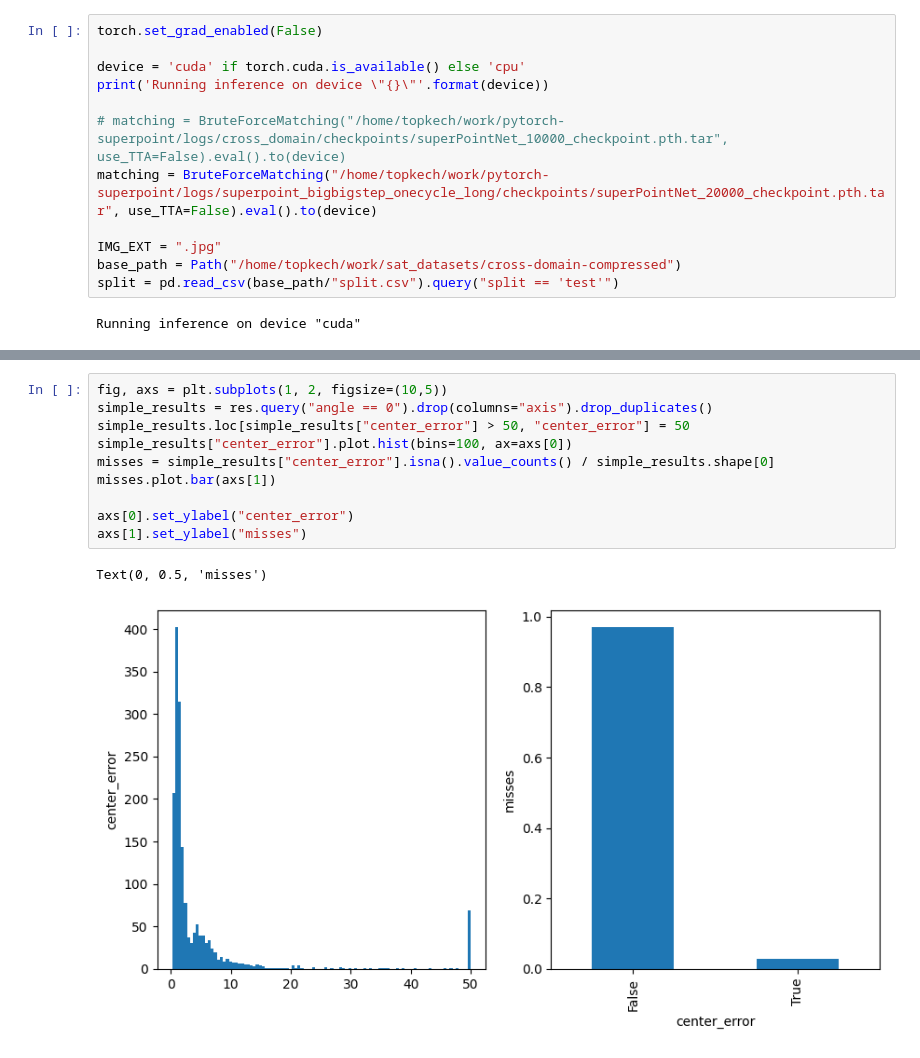
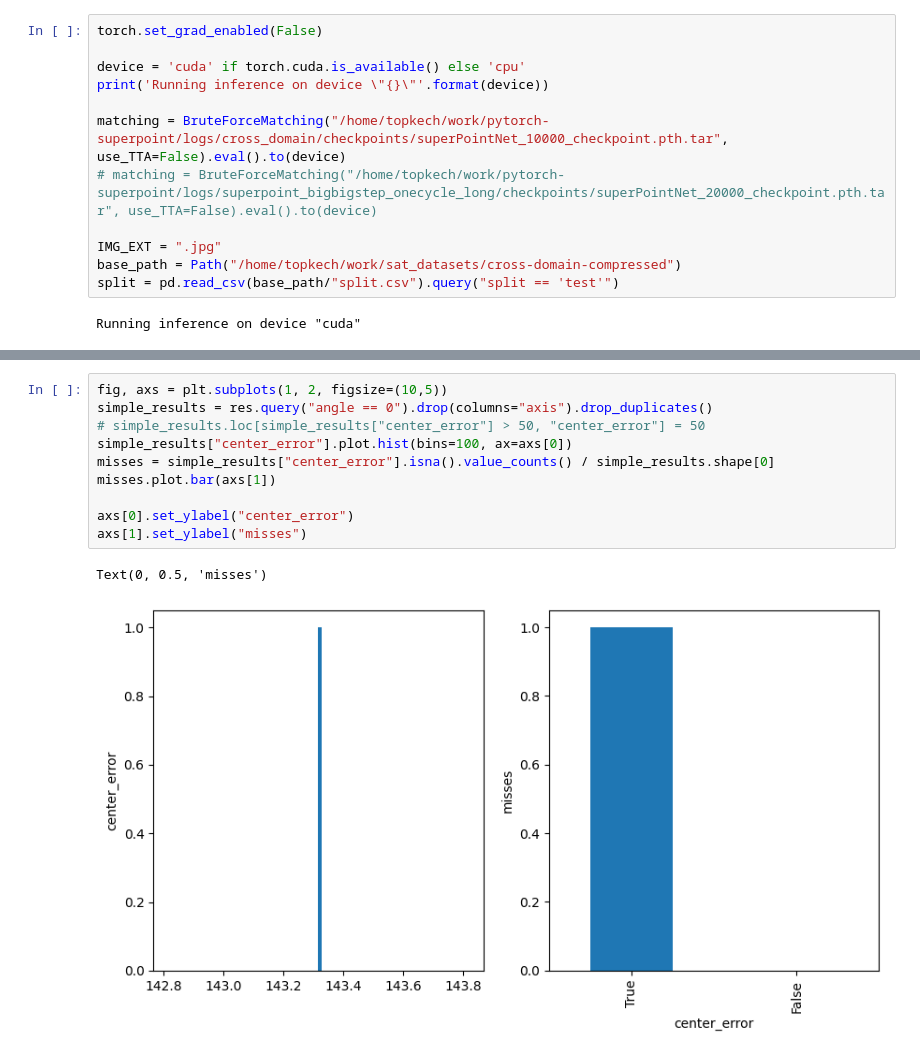
Before and after one commit to QuantuMobileSoftware/pytorch-superpoint, a Jupyter notebook: eval/metrics.ipynb, the cells around one changed output, grey strips where cells are left out. Saved outputs shown, nothing was run; the diff lists cells and outputs as text.

```diff
--- a/eval/metrics.ipynb
+++ b/eval/metrics.ipynb
@@ -109,8 +122,8 @@ torch.set_grad_enabled(False)
 device = 'cuda' if torch.cuda.is_available() else 'cpu'
 print('Running inference on device \"{}\"'.format(device))
 
-# matching = BruteForceMatching("/home/topkech/work/pytorch-superpoint/logs/cross_domain/checkpoints/superPointNet_10000_checkpoint.pth.tar", use_TTA=False).eval().to(device)
-matching = BruteForceMatching("/home/topkech/work/pytorch-superpoint/logs/superpoint_bigbigstep_onecycle_long/checkpoints/superPointNet_20000_checkpoint.pth.tar", use_TTA=False).eval().to(device)
+matching = BruteForceMatching("/home/topkech/work/pytorch-superpoint/logs/cross_domain/checkpoints/superPointNet_10000_checkpoint.pth.tar", use_TTA=False).eval().to(device)
+# matching = BruteForceMatching("/home/topkech/work/pytorch-superpoint/logs/superpoint_bigbigstep_onecycle_long/checkpoints/superPointNet_20000_checkpoint.pth.tar", use_TTA=False).eval().to(device)
 
 IMG_EXT = ".jpg"
 base_path = Path("/home/topkech/work/sat_datasets/cross-domain-compressed")
@@ -143,13 +172,13 @@ res = pd.DataFrame(results)
 # %%
 fig, axs = plt.subplots(1, 2, figsize=(10,5))
 simple_results = res.query("angle == 0").drop(columns="axis").drop_duplicates()
-simple_results.loc[simple_results["center_error"] > 50, "center_error"] = 50
+# simple_results.loc[simple_results["center_error"] > 50, "center_error"] = 50
 simple_results["center_error"].plot.hist(bins=100, ax=axs[0])
 misses = simple_results["center_error"].isna().value_counts() / simple_results.shape[0]
 misses.plot.bar(axs[1])
 
 axs[0].set_ylabel("center_error")
 axs[1].set_ylabel("misses")
 # %% [output]
 Text(0, 0.5, 'misses')
-[figure, old version]
+[figure, new version]
```
Also changed, not shown: parts of 6 cells of this notebook, 4 other files.
